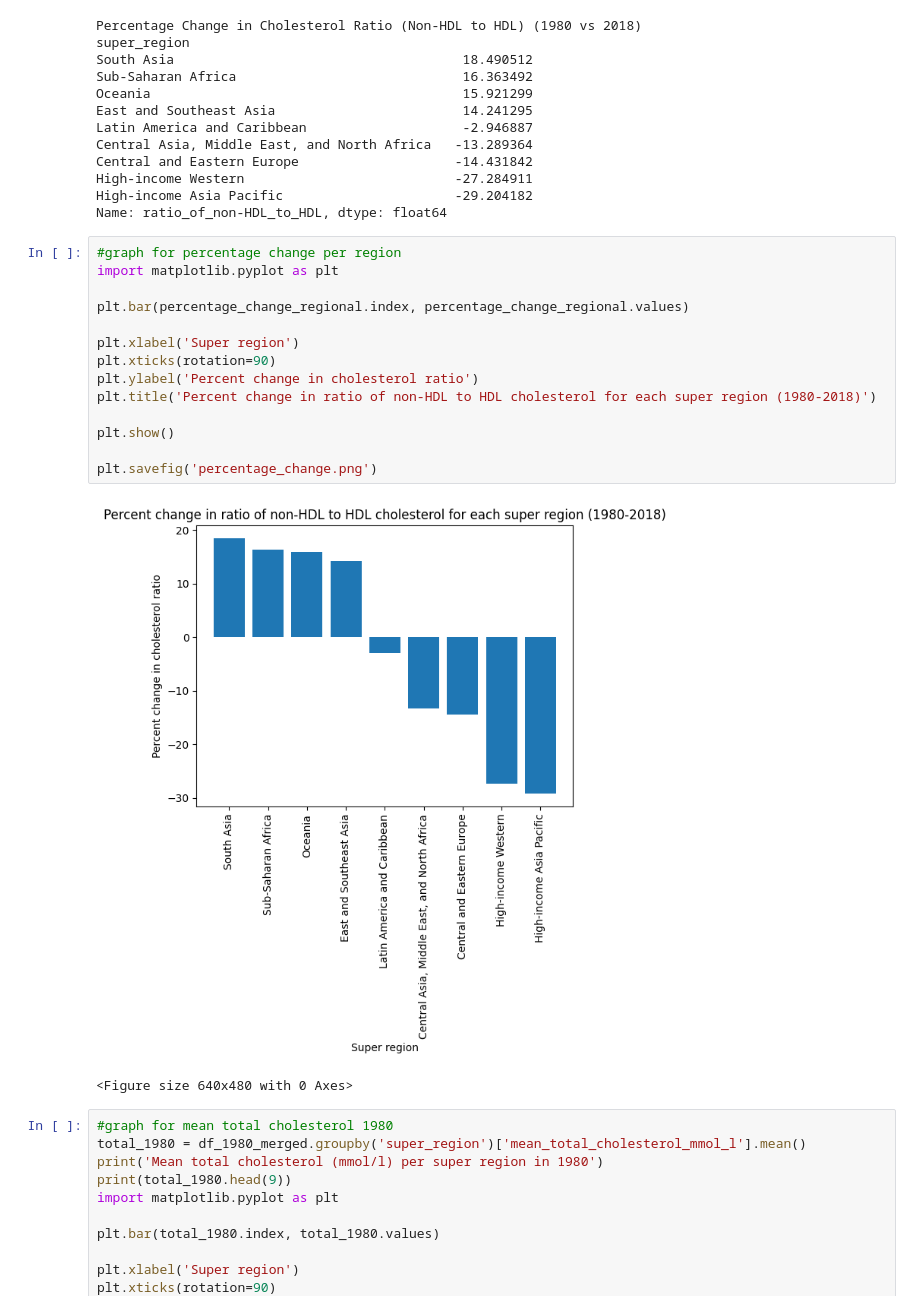
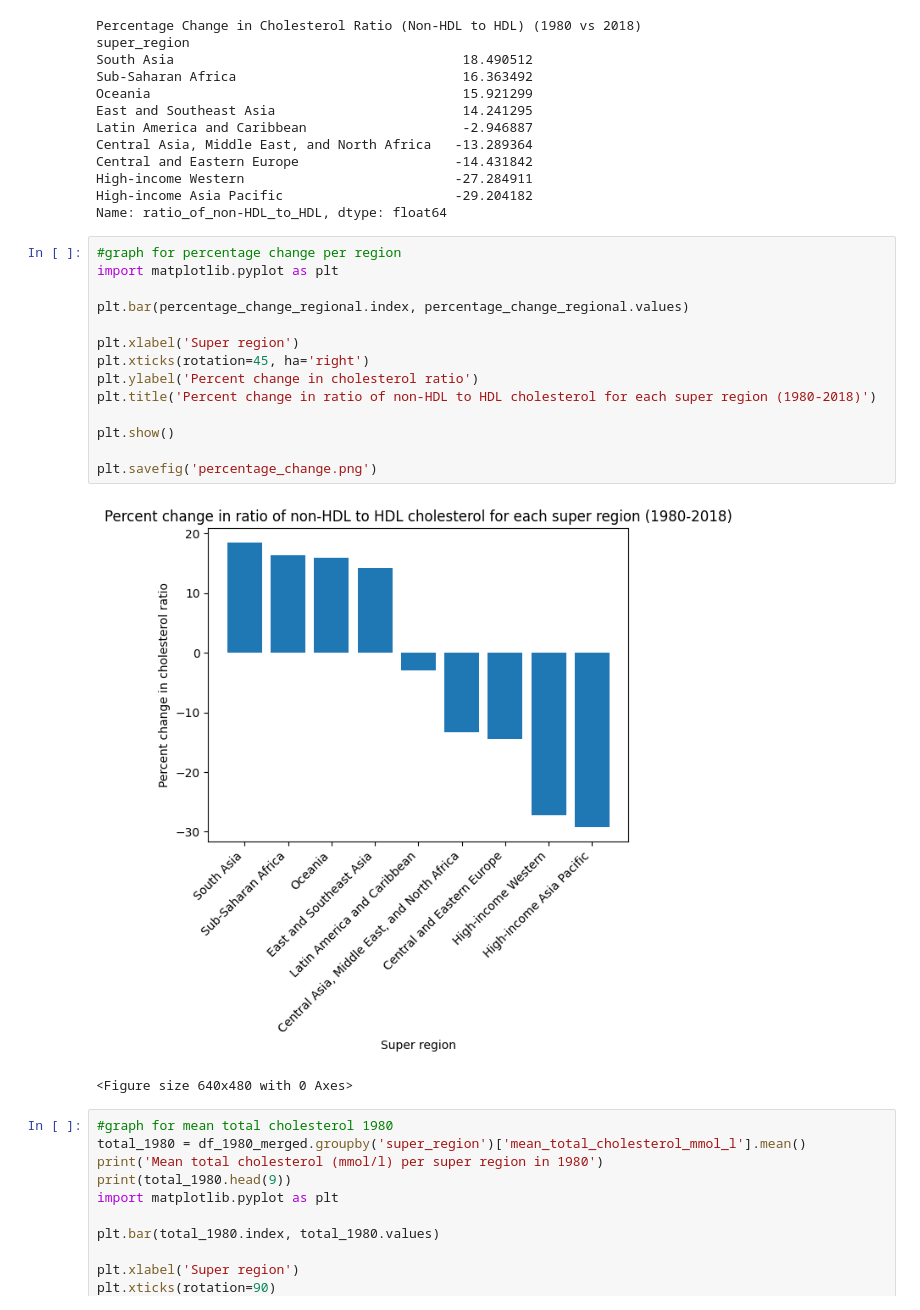
Before and after one commit to ariafcode/dsrp, a Jupyter notebook: dsrp.ipynb, the cells around one changed output. Drawn from its saved outputs; the diff is of its cells as text.

```diff
--- a/dsrp.ipynb
+++ b/dsrp.ipynb
@@ -429,19 +462,19 @@ Name: ratio_of_non-HDL_to_HDL, dtype: float64
 # %%
 #graph for percentage change per region
 import matplotlib.pyplot as plt
 
 plt.bar(percentage_change_regional.index, percentage_change_regional.values)
 
 plt.xlabel('Super region')
-plt.xticks(rotation=90)
+plt.xticks(rotation=45, ha='right')
 plt.ylabel('Percent change in cholesterol ratio')
 plt.title('Percent change in ratio of non-HDL to HDL cholesterol for each super region (1980-2018)')
 
 plt.show()
 
 plt.savefig('percentage_change.png')
 # %% [output]
-[figure, old version]
+[figure, new version]
 <Figure size 640x480 with 0 Axes>
 # %%
 #graph for mean total cholesterol 1980
```
Also changed, not shown: parts of 1 cell of this notebook.
